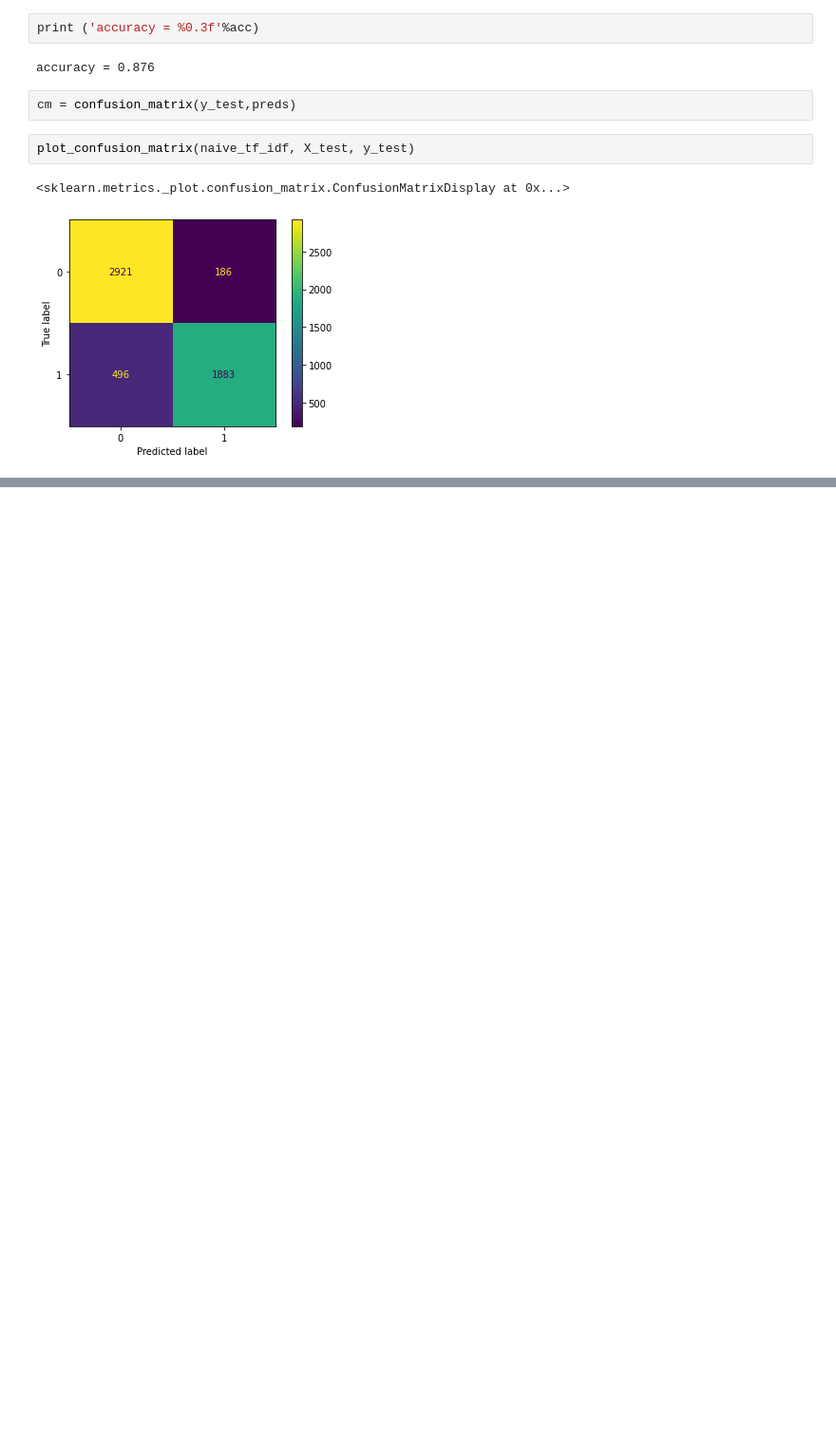
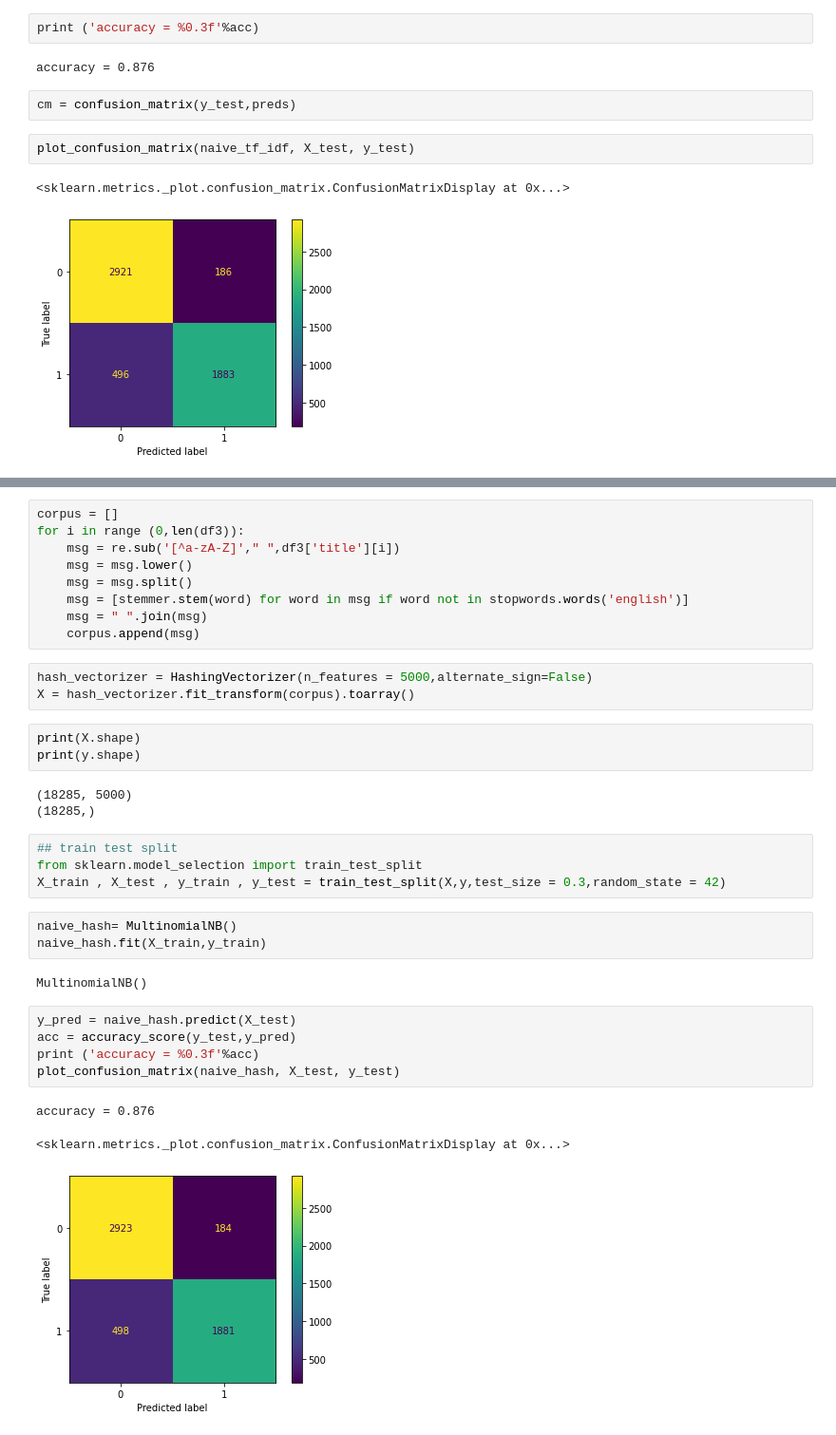
Before and after one commit to AhmadAbdElhameed/NLP, a Jupyter notebook: Fake News Prediction.ipynb, the cells around one changed output, grey strips where cells are left out. Shown: that part at 95% size. Saved outputs shown, nothing was run; the diff lists cells and outputs as text; blank space fills up the shorter version.

Commit message:
Adding Fake news prediction project notebook

```diff
--- a/Fake News Prediction.ipynb
+++ b/Fake News Prediction.ipynb
@@ -369,0 +375,36 @@ plot_confusion_matrix(naive_tf_idf, X_test, y_test)
+# %%
+corpus = []
+for i in range (0,len(df3)):
+    msg = re.sub('[^a-zA-Z]'," ",df3['title'][i])
+    msg = msg.lower()
+    msg = msg.split()
+    msg = [stemmer.stem(word) for word in msg if word not in stopwords.words('english')]
+    msg = " ".join(msg)
+    corpus.append(msg)
+# %%
+hash_vectorizer = HashingVectorizer(n_features = 5000,alternate_sign=False)
+X = hash_vectorizer.fit_transform(corpus).toarray()
+# %%
+print(X.shape)
+print(y.shape)
+# %% [output]
+(18285, 5000)
+(18285,)
+# %%
+## train test split
+from sklearn.model_selection import train_test_split
+X_train , X_test , y_train , y_test = train_test_split(X,y,test_size = 0.3,random_state = 42)
+# %%
+naive_hash= MultinomialNB()
+naive_hash.fit(X_train,y_train)
+# %% [output]
+MultinomialNB()
+# %%
+y_pred = naive_hash.predict(X_test)
+acc = accuracy_score(y_test,y_pred)
+print ('accuracy = %0.3f'%acc)
+plot_confusion_matrix(naive_hash, X_test, y_test)
+# %% [output]
+accuracy = 0.876
+<sklearn.metrics._plot.confusion_matrix.ConfusionMatrixDisplay at 0x...>
+[figure, added]
```
Also changed, not shown: parts of 2 cells of this notebook.
